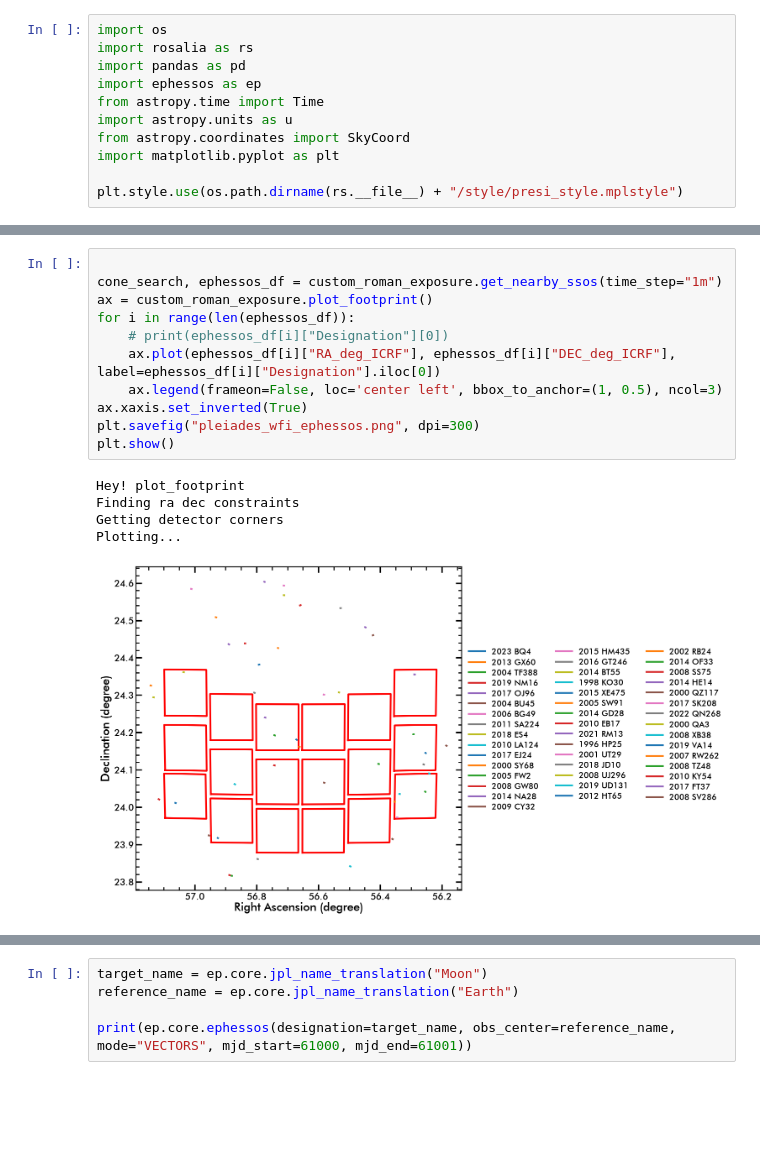
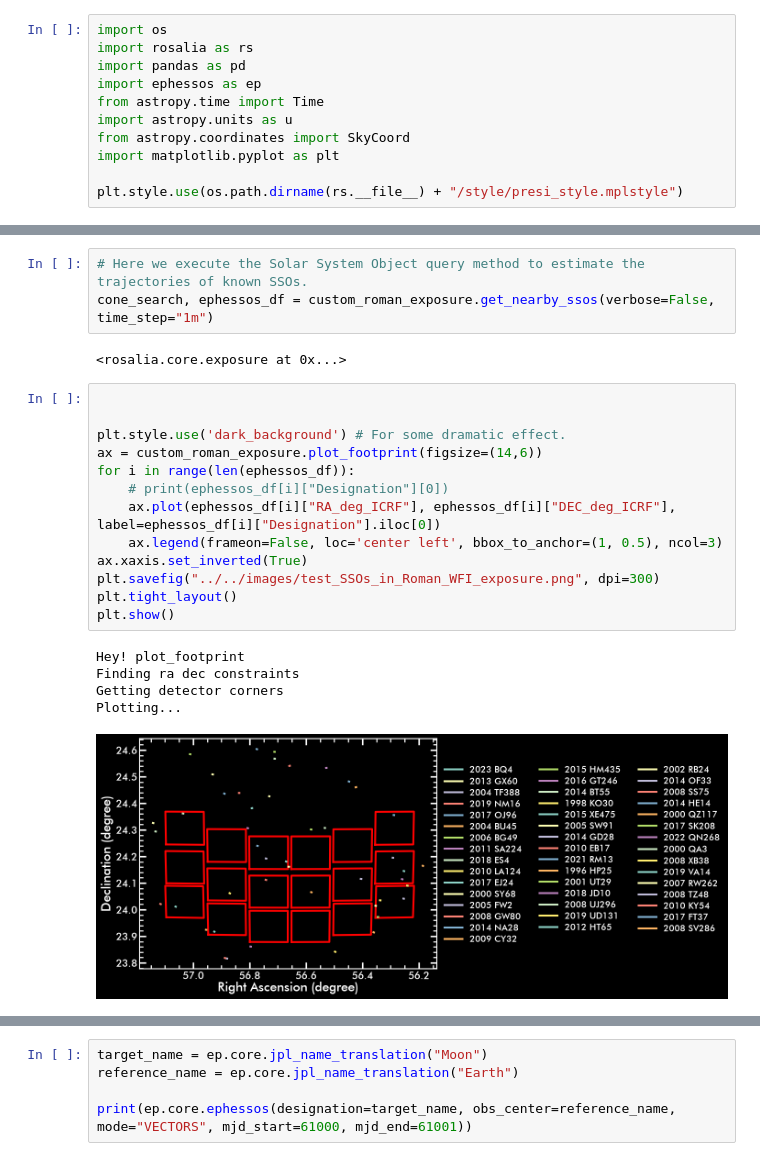
Before and after one commit to Borlaff/ROSALIA, a Jupyter notebook: notebooks/DEVEL/E1_Detecting_asteroid_in_Roman_image.ipynb, the cells around one changed output, grey strips where cells are left out. Drawn from its saved outputs; the diff is of its cells as text; blank space fills up the shorter version.

```diff
--- a/notebooks/DEVEL/E1_Detecting_asteroid_in_Roman_image.ipynb
+++ b/notebooks/DEVEL/E1_Detecting_asteroid_in_Roman_image.ipynb
@@ -35,22 +34,29 @@ prefix = "Pleiades"
 custom_roman_exposure = rs.core.exposure(observer=observer, prefix=prefix)
 # %% [output]
 > roman_wfi_exposure
+# %%
+# Here we execute the Solar System Object query method to estimate the trajectories of known SSOs.
+cone_search, ephessos_df = custom_roman_exposure.get_nearby_ssos(verbose=False, time_step="1m")
+# %% [output]
+<rosalia.core.exposure at 0x...>
 # %%
 
-cone_search, ephessos_df = custom_roman_exposure.get_nearby_ssos(time_step="1m")
-ax = custom_roman_exposure.plot_footprint()
+
+plt.style.use('dark_background') # For some dramatic effect.
+ax = custom_roman_exposure.plot_footprint(figsize=(14,6))
 for i in range(len(ephessos_df)):
     # print(ephessos_df[i]["Designation"][0])
     ax.plot(ephessos_df[i]["RA_deg_ICRF"], ephessos_df[i]["DEC_deg_ICRF"], label=ephessos_df[i]["Designation"].iloc[0])
     ax.legend(frameon=False, loc='center left', bbox_to_anchor=(1, 0.5), ncol=3)
 ax.xaxis.set_inverted(True)
-plt.savefig("pleiades_wfi_ephessos.png", dpi=300)
+plt.savefig("../../images/test_SSOs_in_Roman_WFI_exposure.png", dpi=300)
+plt.tight_layout()
 plt.show()
 # %% [output]
 Hey! plot_footprint
 Finding ra dec constraints
 Getting detector corners
 Plotting...
-[figure, old version]
+[figure, new version]
 # %%
 ax = custom_roman_exposure.plot_footprint()
```
Also changed, not shown: parts of 2 cells of this notebook, 6 other files.
